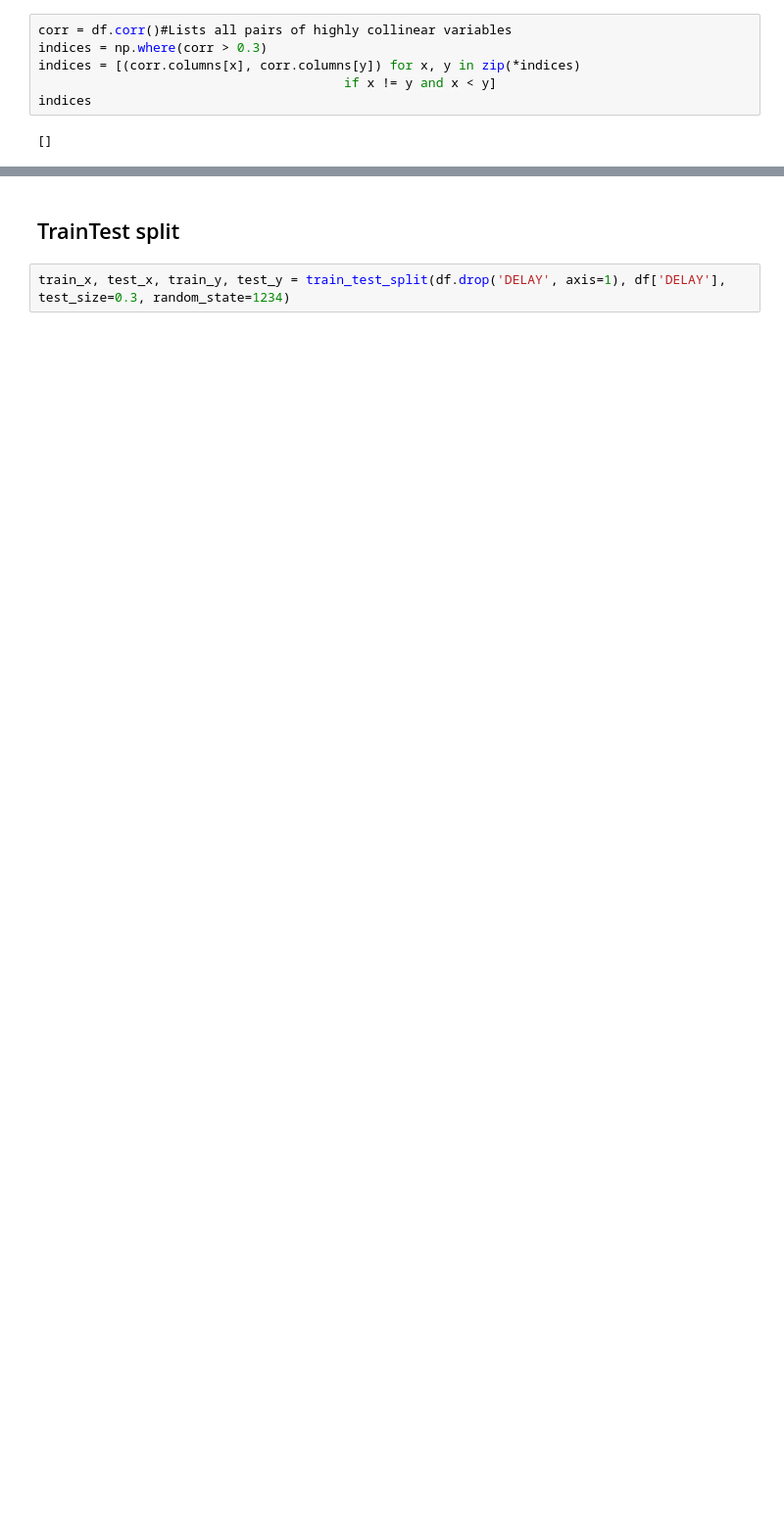
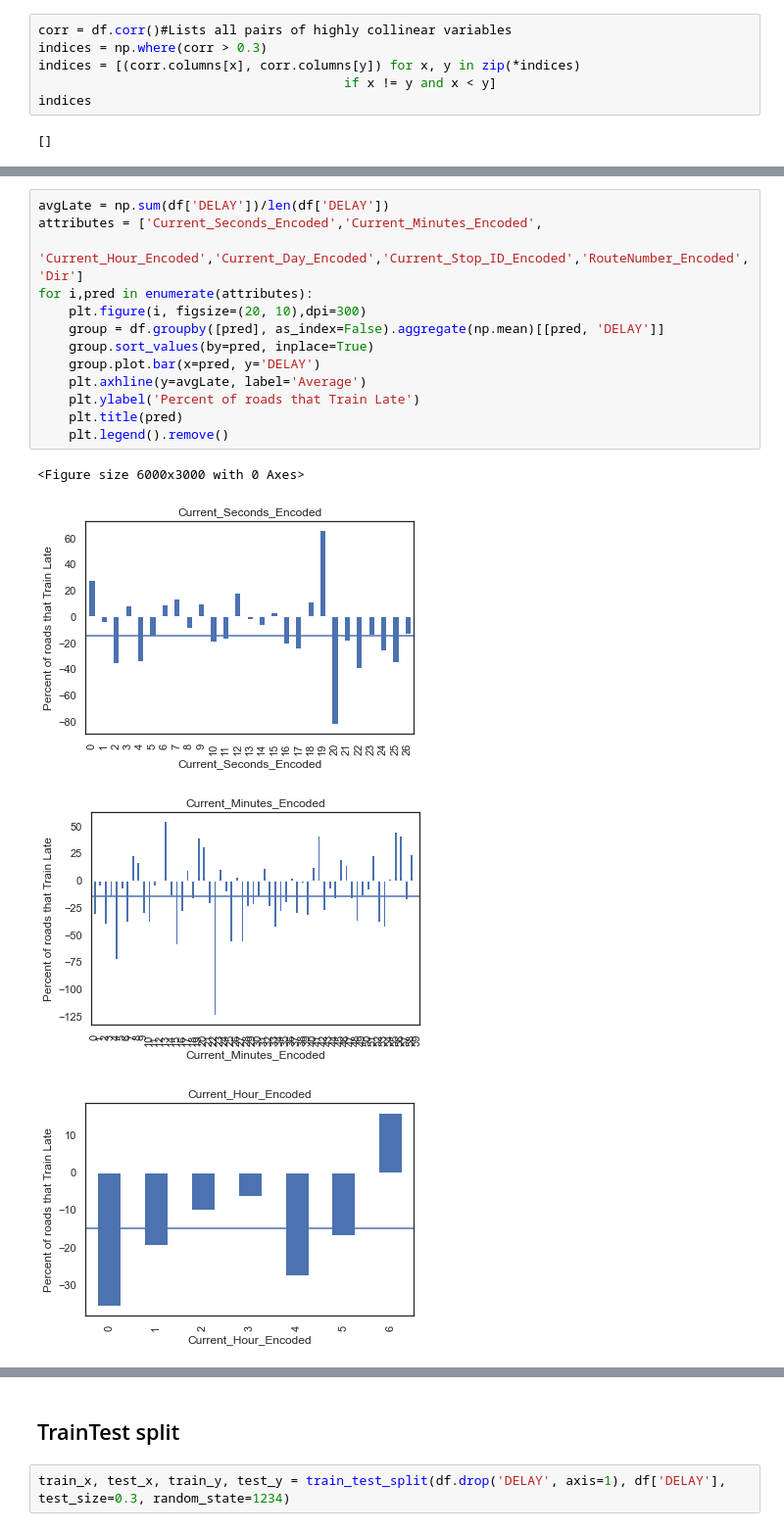
Before and after one commit to fire2124/Predictions_Diploma, a Jupyter notebook: Done_SadPrediction.ipynb, the cells around one changed output, grey strips where cells are left out. Shown at 98% size. Saved outputs shown, nothing was run; the diff lists cells and outputs as text; blank space fills up the shorter version.

```diff
--- a/Done_SadPrediction.ipynb
+++ b/Done_SadPrediction.ipynb
@@ -126,0 +175,18 @@ indices
+# %%
+avgLate = np.sum(df['DELAY'])/len(df['DELAY'])
+attributes = ['Current_Seconds_Encoded','Current_Minutes_Encoded',
+              'Current_Hour_Encoded','Current_Day_Encoded','Current_Stop_ID_Encoded','RouteNumber_Encoded','Dir']
+for i,pred in enumerate(attributes):
+    plt.figure(i, figsize=(20, 10),dpi=300)
+    group = df.groupby([pred], as_index=False).aggregate(np.mean)[[pred, 'DELAY']]
+    group.sort_values(by=pred, inplace=True)
+    group.plot.bar(x=pred, y='DELAY')
+    plt.axhline(y=avgLate, label='Average')
+    plt.ylabel('Percent of roads that Train Late')
+    plt.title(pred)
+    plt.legend().remove()
+# %% [output]
+<Figure size 6000x3000 with 0 Axes>
+[figure, added]
+[figure, added]
+[figure, added]
```
Also changed, not shown: parts of 64 cells of this notebook, 24 other files.
